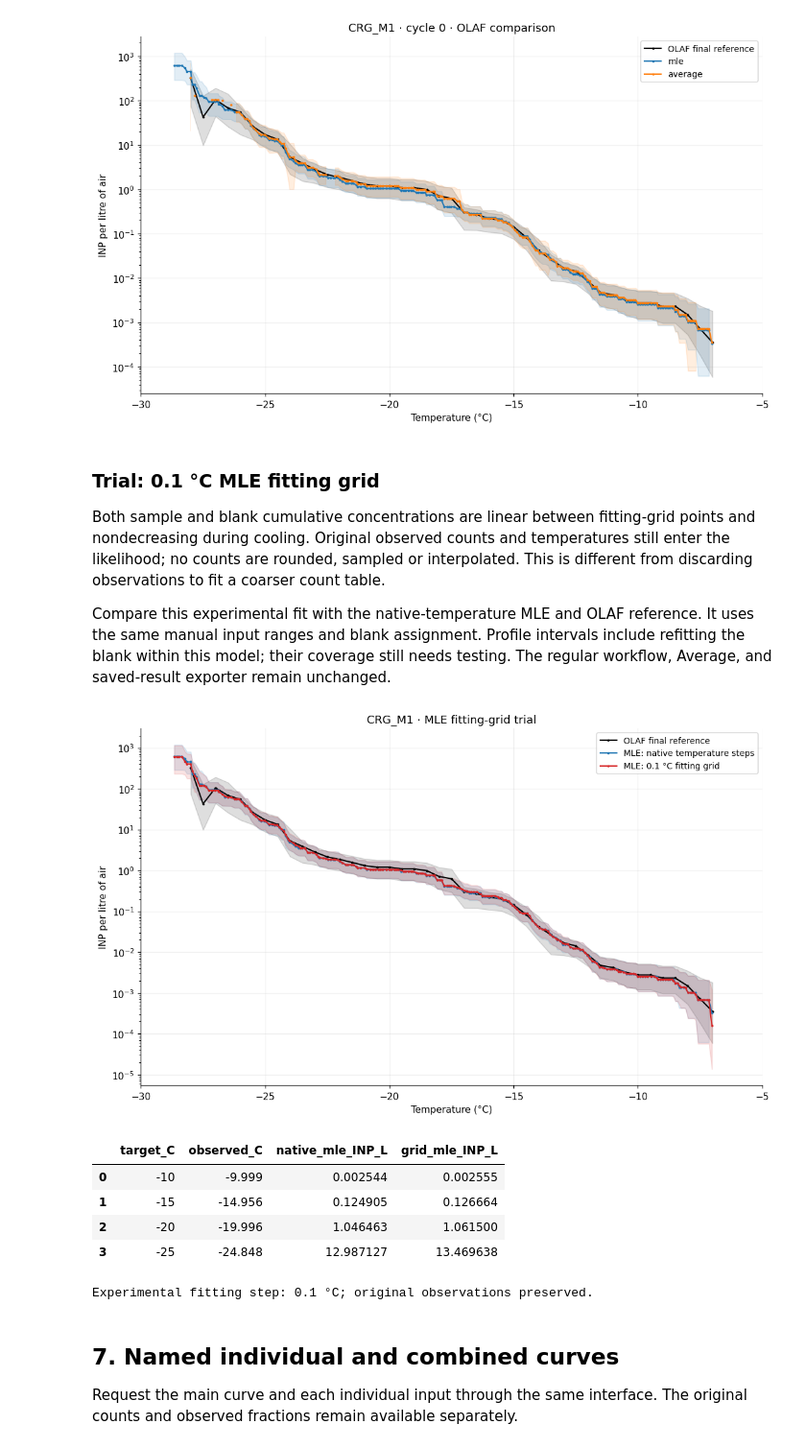
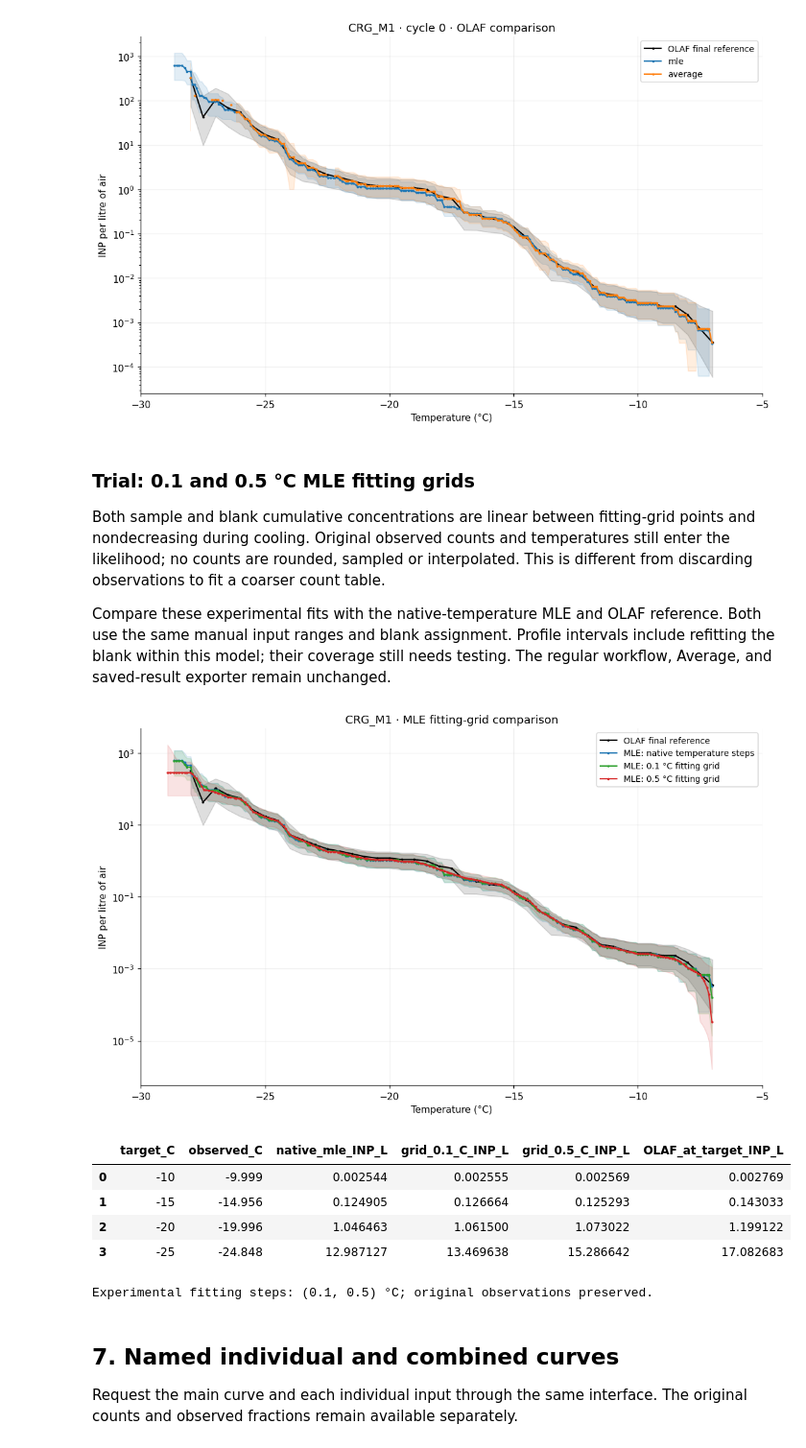
Before and after one commit to bochens/inptk, a Jupyter notebook: notebook/icescopy_freeze_count_to_air_inp_demo.ipynb, the cells around one changed output. Shown at 96% size. Drawn from its saved outputs; the diff is of its cells as text; code cells hidden in the pictures.

Commit message:
Compare 0.1 and 0.5 degree MLE fitting grids in M1 notebook

```diff
--- a/notebook/icescopy_freeze_count_to_air_inp_demo.ipynb
+++ b/notebook/icescopy_freeze_count_to_air_inp_demo.ipynb
@@ -61,7 +61,7 @@ PLOT_SAMPLE_ID = "CRG_M1"
 PLOT_CYCLE_ID = "0"
 COMBINED_CURVE_ID = "CRG_M1"
 CURVES = {COMBINED_CURVE_ID: {"inputs": list(SAMPLE_MAP), "cycle": PLOT_CYCLE_ID}}
-TRIAL_MLE_FIT_STEP_C = 0.1  # Experimental fitting resolution for sample and blank.
+TRIAL_MLE_FIT_STEPS_C = (0.1, 0.5)  # Experimental fitting resolution for sample and blank.
 OUTPUT_STEP_C = 0.25  # Optional: applied only to the final result.
 OUTPUT_METHOD = "sample"  # Or "interpolate" for a derived curve.
 MLE_TEMPERATURE_RANGES_C = {
@@ -522,71 +522,87 @@ else:
 | 0 | CRG_M1 | 2025-08-12 13:00:00 | 2025-08-13 13:00:00 | white | air | 17829.1 | 1.0 | ... |
 [figure]
 # %% [markdown]
-### Trial: 0.1 °C MLE fitting grid
+### Trial: 0.1 and 0.5 °C MLE fitting grids
 
 Both sample and blank cumulative concentrations are linear between fitting-grid
 points and nondecreasing during cooling. Original observed counts and temperatures
 still enter the likelihood; no counts are rounded, sampled or interpolated.
 This is different from discarding observations to fit a coarser count table.
 
-Compare this experimental fit with the native-temperature MLE and OLAF reference.
-It uses the same manual input ranges and blank assignment. Profile intervals
+Compare these experimental fits with the native-temperature MLE and OLAF reference.
+Both use the same manual input ranges and blank assignment. Profile intervals
 include refitting the blank within this model; their coverage still needs testing.
 The regular workflow, Average, and saved-result exporter remain unchanged.
 # %%
 from inptk.alignment import align_observations
 from inptk.curve_fit import fit_curve
 from inptk.methods import resolve_curves
 
 trial_members = resolve_curves(CURVES, experiment, fraction_df)[COMBINED_CURVE_ID]["members"]
 trial_points = align_observations(
     fraction_df, trial_members, water_blank_map=experiment.water_blank_map,
     temperature_ranges_C=MLE_TEMPERATURE_RANGES_C,
 )
-trial_estimates, trial_details = fit_curve(
-    trial_points, experiment, z=1.96, fit_step_C=TRIAL_MLE_FIT_STEP_C,
-)
 air_factor = experiment.samples[PLOT_SAMPLE_ID].factor_for("sampled_air")
-trial_air = pd.DataFrame([
-    {"temperature_C": temperature, "concentration": estimate * air_factor,
-     "lower_error": lower * air_factor, "upper_error": upper * air_factor}
-    for temperature, (estimate, lower, upper) in trial_estimates.items()
-])
-trial_values = trial_air.loc[np.isfinite(trial_air.concentration), "concentration"]
-assert np.all(np.diff(trial_values) >= -1e-10)
-assert trial_details["physical_droplets"] == 192
+trial_air_by_step, trial_details_by_step = {}, {}
+for fit_step in TRIAL_MLE_FIT_STEPS_C:
+    trial_estimates, trial_details = fit_curve(
+        trial_points, experiment, z=1.96, fit_step_C=fit_step,
+    )
+    trial_air = pd.DataFrame([
+        {"temperature_C": temperature, "concentration": estimate * air_factor,
+         "lower_error": lower * air_factor, "upper_error": upper * air_factor}
+        for temperature, (estimate, lower, upper) in trial_estimates.items()
+    ])
+    trial_values = trial_air.loc[np.isfinite(trial_air.concentration), "concentration"]
+    assert np.all(np.diff(trial_values) >= -1e-10)
+    assert trial_details["physical_droplets"] == 192
+    trial_air_by_step[fit_step] = trial_air
+    trial_details_by_step[fit_step] = trial_details
 pd.testing.assert_frame_equal(experiment.counts.to_dataframe(), imported.counts.to_dataframe())
+
 fig, ax = plt.subplots(figsize=(10, 6), layout="constrained")
 if OLAF_REFERENCE_PATH.is_file():
     draw_spectrum(ax, reference, label="OLAF final reference", color="black", show_errors=True)
 draw_spectrum(ax, combined_air["mle"].to_dataframe(),
               label="MLE: native temperature steps", color="C0", show_errors=True)
-draw_spectrum(ax, trial_air, label=f"MLE: {TRIAL_MLE_FIT_STEP_C:g} °C fitting grid",
-              color="C3", show_errors=True)
-ax.set(yscale="log", title=f"{PLOT_SAMPLE_ID} · MLE fitting-grid trial",
+for index, (fit_step, trial_air) in enumerate(trial_air_by_step.items()):
+    draw_spectrum(ax, trial_air, label=f"MLE: {fit_step:g} °C fitting grid",
+                  color=f"C{index + 2}", show_errors=True)
+ax.set(yscale="log", title=f"{PLOT_SAMPLE_ID} · MLE fitting-grid comparison",
        xlabel="Temperature (°C)", ylabel="INP per litre of air", xlim=TEMPERATURE_XLIM)
 ax.legend(fontsize=9)
 ax.grid(alpha=0.2)
 plt.show()
 
 native_mle = combined_air_candidates["mle"].to_dataframe()
 comparison_rows = []
 for target in [-10, -15, -20, -25]:
-    row = trial_air.loc[trial_air.temperature_C.ge(target)].iloc[-1]
-    original = native_mle.loc[native_mle.temperature_C.eq(row.temperature_C)].iloc[0]
-    comparison_rows.append({"target_C": target, "observed_C": row.temperature_C,
-                            "native_mle_INP_L": original.concentration,
-                            "grid_mle_INP_L": row.concentration})
-display(pd.DataFrame(comparison_rows))
-print("Experimental fitting step:", trial_details["fit_step_C"], "°C; original observations preserved.")
+    observed = native_mle.loc[native_mle.temperature_C.ge(target)].sort_values(
+        "temperature_C"
+    ).iloc[0]
+    comparison = {"target_C": target, "observed_C": observed.temperature_C,
+                  "native_mle_INP_L": observed.concentration}
+    for fit_step, trial_air in trial_air_by_step.items():
+        row = trial_air.loc[trial_air.temperature_C.eq(observed.temperature_C)].iloc[0]
+        comparison[f"grid_{fit_step:g}_C_INP_L"] = row.concentration
+    if OLAF_REFERENCE_PATH.is_file():
+        olaf_at_target = reference.loc[np.isclose(reference.temperature_C, target)]
+        comparison["OLAF_at_target_INP_L"] = (
+            olaf_at_target.concentration.iloc[0] if len(olaf_at_target) == 1 else np.nan
+        )
+    comparison_rows.append(comparison)
+trial_comparison = pd.DataFrame(comparison_rows)
+display(trial_comparison)
+print("Experimental fitting steps:", TRIAL_MLE_FIT_STEPS_C, "°C; original observations preserved.")
 # %% [output]
-[figure, old version]
+[figure, new version]
-|  | target_C | observed_C | native_mle_INP_L | grid_mle_INP_L |
-| 0 | -10 | -9.999 | 0.002544 | 0.002555 |
-| 1 | -15 | -14.956 | 0.124905 | 0.126664 |
-| 2 | -20 | -19.996 | 1.046463 | 1.061500 |
-| 3 | -25 | -24.848 | 12.987127 | 13.469638 |
+|  | target_C | observed_C | native_mle_INP_L | grid_0.1_C_INP_L | grid_0.5_C_INP_L | OLAF_at_target_INP_L |
+| 0 | -10 | -9.999 | 0.002544 | 0.002555 | 0.002569 | 0.002769 |
+| 1 | -15 | -14.956 | 0.124905 | 0.126664 | 0.125293 | 0.143033 |
+| 2 | -20 | -19.996 | 1.046463 | 1.061500 | 1.073022 | 1.199122 |
+| 3 | -25 | -24.848 | 12.987127 | 13.469638 | 15.286642 | 17.082683 |
-Experimental fitting step: 0.1 °C; original observations preserved.
+Experimental fitting steps: (0.1, 0.5) °C; original observations preserved.
 # %% [markdown]
 ## 7. Named individual and combined curves
 
```
